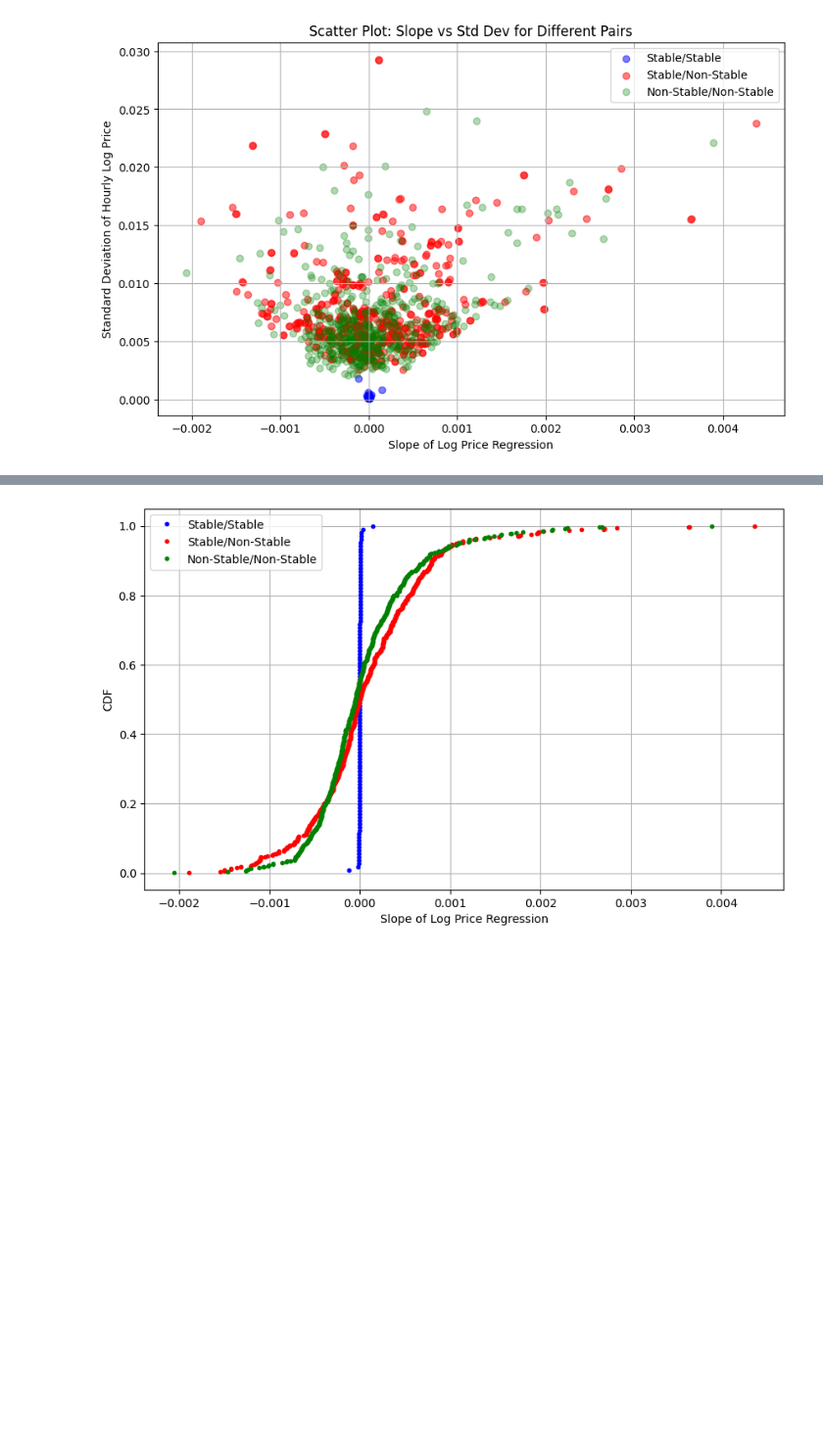
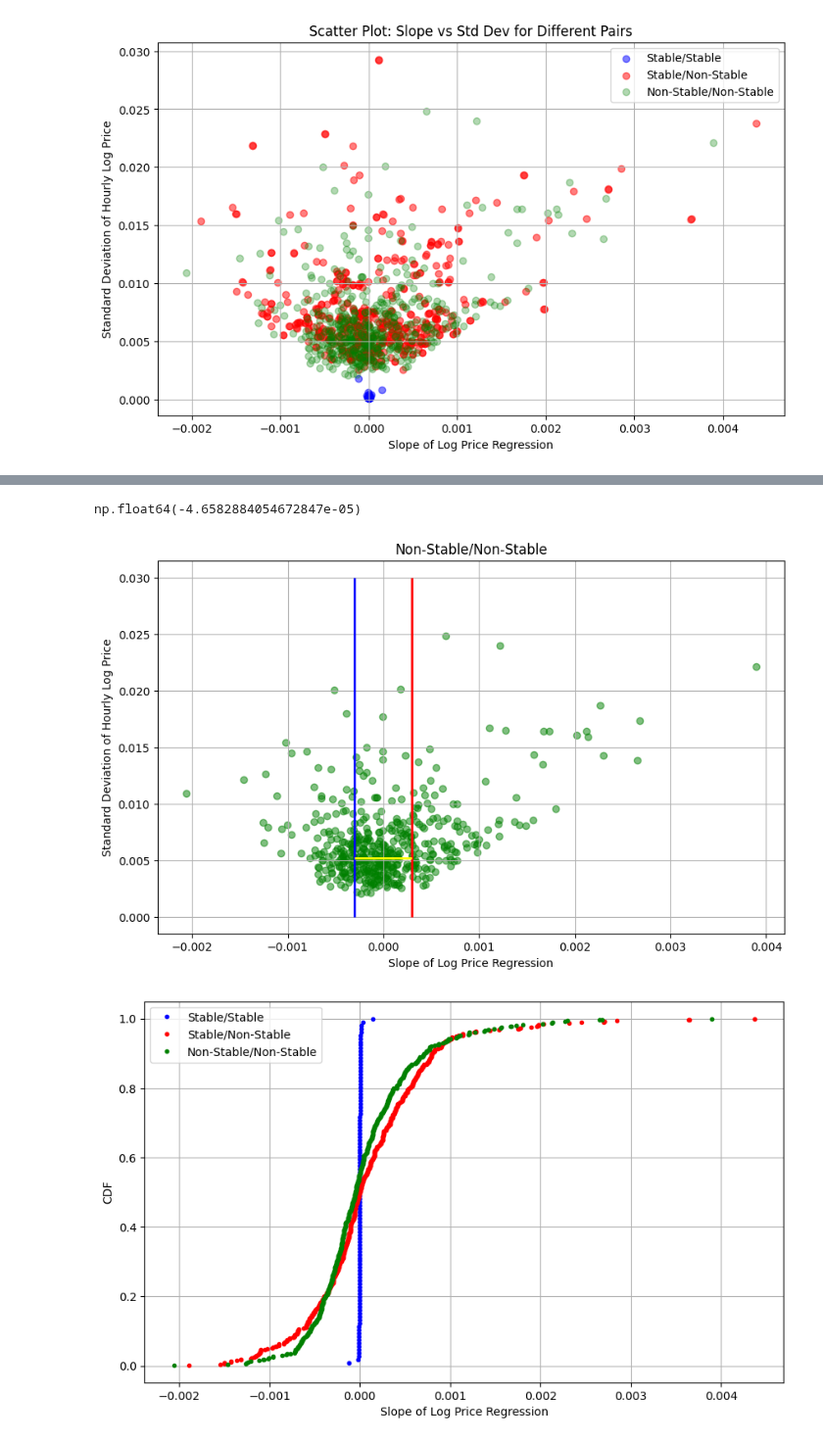
Before and after one commit to swnirk/Dex-Dynamic-Fee, a Jupyter notebook: visualizations/cex_prices_visualization.ipynb, the cells around one changed output, grey strips where cells are left out. Shown at 98% size. Cells and saved outputs as stored; diff of their text form; code cells hidden in the pictures; blank space fills up the shorter version.

```diff
--- a/visualizations/cex_prices_visualization.ipynb
+++ b/visualizations/cex_prices_visualization.ipynb
@@ -150,3 +225,26 @@ plt.show()
+# %%
+np.percentile(df_not_stable_not_stable.Std_dev, 50)
+# %% [output]
+np.float64(-4.6582884054672847e-05)
+# %%
+perc_25 = np.percentile(df_not_stable_not_stable.Slope, 25)
+perc_75 = np.percentile(df_not_stable_not_stable.Slope, 75)
+calm_stormy_markets = df_not_stable_not_stable[(df_not_stable_not_stable.Slope > perc_25)&(df_not_stable_not_stable.Slope < perc_75)].Std_dev
+
+plt.figure(figsize=(10, 6))
+plt.scatter(slopes_non_stable_non_stable.values(), std_devs_non_stable_non_stable.values(), color='g', alpha=0.5)
+plt.vlines(x=perc_25, ymin=0, ymax=0.03, colors='b', linewidth=2)
+plt.vlines(x=perc_75, ymin=0, ymax=0.03, colors='r', linewidth=2)
+plt.hlines(y=np.percentile(calm_stormy_markets, 50), xmin=perc_25, xmax=perc_75, colors='yellow', linewidth=2)
+
+plt.xlabel('Slope of Log Price Regression')
+plt.ylabel('Standard Deviation of Hourly Log Price')
+plt.title('Non-Stable/Non-Stable')
+# plt.legend()
+plt.grid(True)
+plt.show()
+# %% [output]
+[figure, added]
 # %%
 import numpy as np
 import matplotlib.pyplot as plt
```
Also changed, not shown: parts of 5 cells of this notebook.
